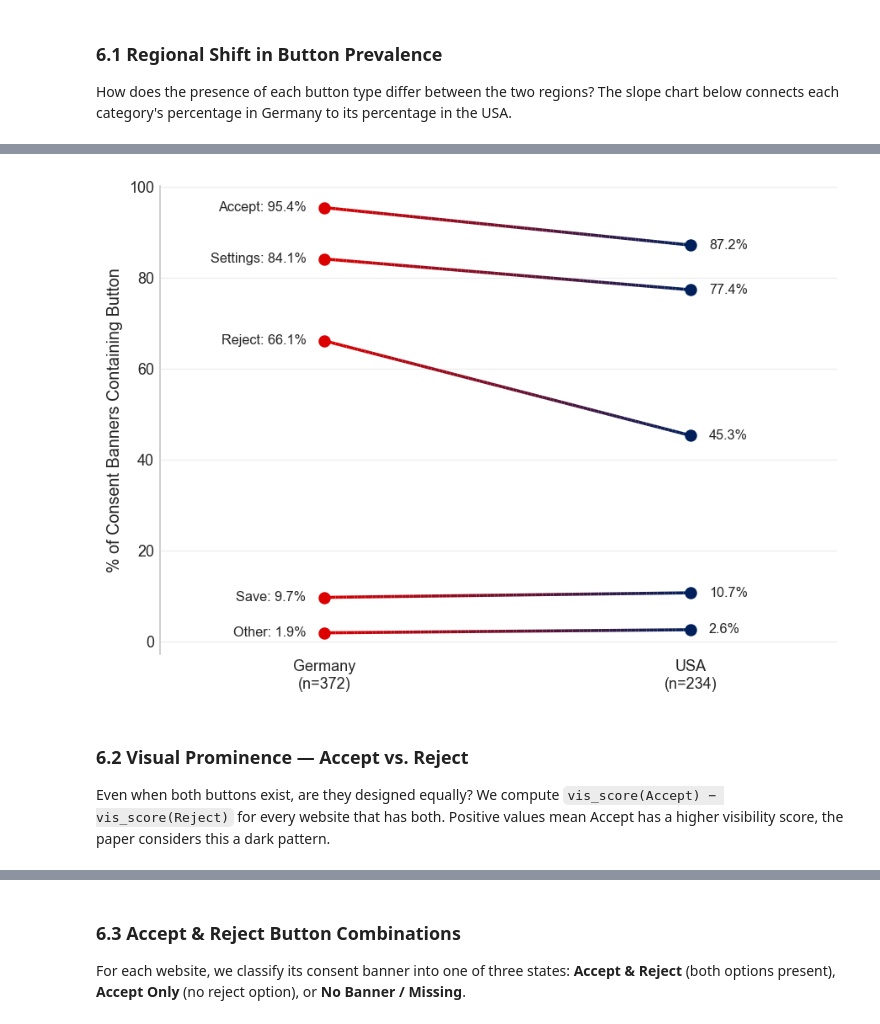
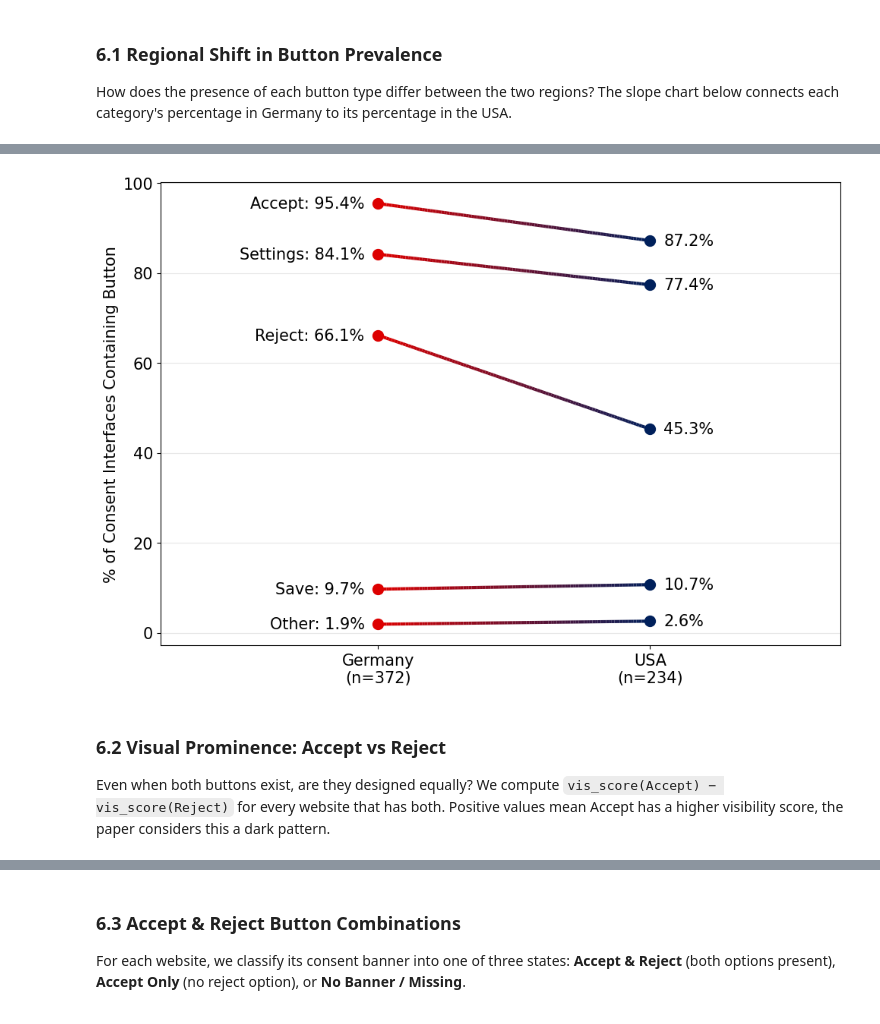
Before and after one commit to FlyinHedgehog/consent-observatory-tool-analysis, a Jupyter notebook: notebooks/germany-usa-results.ipynb, the cells around one changed output, grey strips where cells are left out. Saved outputs shown, nothing was run; the diff lists cells and outputs as text; code cells hidden in the pictures.

```diff
--- a/notebooks/germany-usa-results.ipynb
+++ b/notebooks/germany-usa-results.ipynb
@@ -34,24 +34,8 @@ import json
 # this is where we are getting the extracted data for Germany and USA
 OUTPUT_DIR = Path('../data/output')
 EXAMPLES_DIR = Path('../data/examples')
+GRAPHS_DIR = Path('../data/graphs')
 
-# setup for plots
-plt.style.use('seaborn-v0_8-whitegrid')
-plt.rcParams.update({
-    'figure.figsize': (9, 4.5),
-    'figure.dpi': 130,
-    'savefig.dpi': 300,
-    'font.size': 11,
-    'axes.titlesize': 13,
-    'axes.labelsize': 11,
-    'xtick.labelsize': 10,
-    'ytick.labelsize': 10,
-    'legend.fontsize': 10,
-    'axes.spines.top': False,
-    'axes.spines.right': False,
-    'axes.grid': True,
-    'grid.alpha': 0.3,
-})
 
 # red for Germany, blue for USA
 COLORS = {'Germany': '#DD0000', 'USA': '#00205B'}
@@ -489,52 +598,47 @@ display(btn_comp.round(1))
 # %%
-fig, ax = plt.subplots(figsize=(7, 5))
+de_exist = pd.crosstab(df_buttons_de['website_url'], df_buttons_de['category']) > 0
+us_exist = pd.crosstab(df_buttons_us['website_url'], df_buttons_us['category']) > 0
 
-# Create a custom color map that transitions smoothly from Germany's color to the US's color
+fig, ax = plt.subplots(figsize=(10, 7))
+
 gradient_cmap = LinearSegmentedColormap.from_list("DeUsGradient", [COLORS["Germany"], COLORS["USA"]])
 
 for i, (cat_id, cat_name) in enumerate(BUTTON_CATEGORIES.items()):
     de_v = de_exist[cat_id].mean() * 100 if cat_id in de_exist.columns else 0
     us_v = us_exist[cat_id].mean() * 100 if cat_id in us_exist.columns else 0
 
-    # 1. Generate 100 tiny points between the start and end values
     x = np.linspace(0, 1, 100)
     y = np.linspace(de_v, us_v, 100)
 
-    # 2. Format these points into segments for Matplotlib
     points = np.array([x, y]).T.reshape(-1, 1, 2)
     segments = np.concatenate([points[:-1], points[1:]], axis=1)
 
-    # 3. Create the gradient line and add it to the plot
     lc = LineCollection(segments, cmap=gradient_cmap, norm=plt.Normalize(0, 1))
-    lc.set_array(x) # This tells the gradient to progress along the x-axis
-    lc.set_linewidth(2)
+    lc.set_array(x)
+    lc.set_linewidth(3)
     ax.add_collection(lc)
 
-    # 4. Draw the dots at the ends using the exact solid colors
-    ax.plot(0, de_v, 'o', color=COLORS["Germany"], ms=7)
-    ax.plot(1, us_v, 'o', color=COLORS["USA"], ms=7)
+    ax.plot(0, de_v, 'o', color=COLORS["Germany"], ms=10)
+    ax.plot(1, us_v, 'o', color=COLORS["USA"], ms=10)
 
-    # 5. Add the text labels
-    ax.text(-0.05, de_v, f'{cat_name}: {de_v:.1f}%', ha='right', va='center', fontsize=9)
-    ax.text( 1.05, us_v, f'{us_v:.1f}%',             ha='left',  va='center', fontsize=9)
+    ax.text(-0.05, de_v, f'{cat_name}: {de_v:.1f}%', ha='right', va='center', fontsize=15)
+    ax.text( 1.05, us_v, f'{us_v:.1f}%',             ha='left',  va='center', fontsize=15)
 
-ax.set_xlim(-0.45, 1.4)
+ax.set_xlim(-0.8, 1.7)
 ax.set_xticks([0, 1])
-ax.set_xticklabels([f'Germany\n(n={len(de_exist)})', f'USA\n(n={len(us_exist)})'])
+ax.set_xticklabels([f'Germany\n(n={len(de_exist):,})', f'USA\n(n={len(us_exist):,})'], fontsize=15)
+ax.set_ylabel('% of Consent Interfaces Containing Button', fontsize=15)
+ax.tick_params(axis='y', labelsize=15)
+ax.grid(axis='y', linestyle='-', alpha=0.3)
+ax.set_axisbelow(True)
 
-# --- UPDATED LABELS HERE ---
-ax.set_ylabel('% of Consent Banners Containing Button')
-# ax.set_title('Button Type Prevalence (Sites with Consent Banners Only)')
-
-ax.spines['bottom'].set_visible(False)
-ax.grid(axis='x', visible=False)
-
+plt.savefig(Path(GRAPHS_DIR) / 'buttons-regional-shift.png', dpi=600, bbox_inches='tight')
 plt.tight_layout()
 plt.show()
 # %% [output]
-[figure, old version]
+[figure, new version]
 # %% [markdown]
-### 6.2 Visual Prominence — Accept vs. Reject
+### 6.2 Visual Prominence: Accept vs Reject
 
 Even when both buttons exist, are they designed equally?
 We compute `vis_score(Accept) − vis_score(Reject)` for every website that has both.
```
Also changed, not shown: parts of 16 cells of this notebook, 6 other files.
